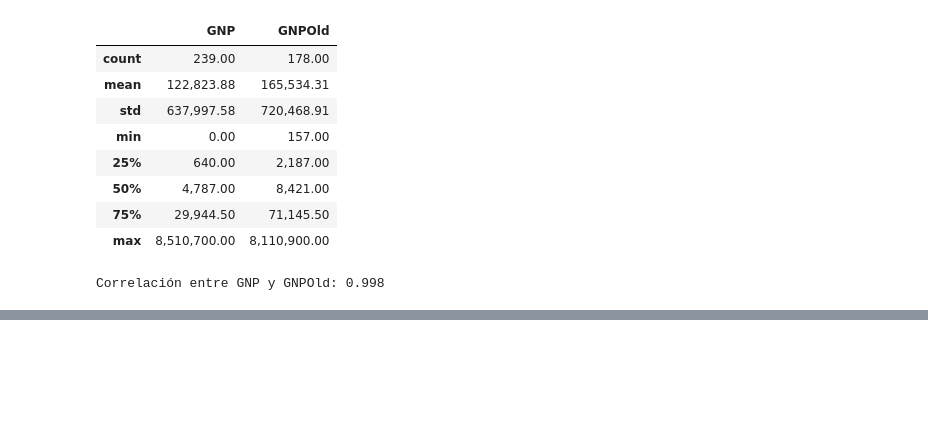
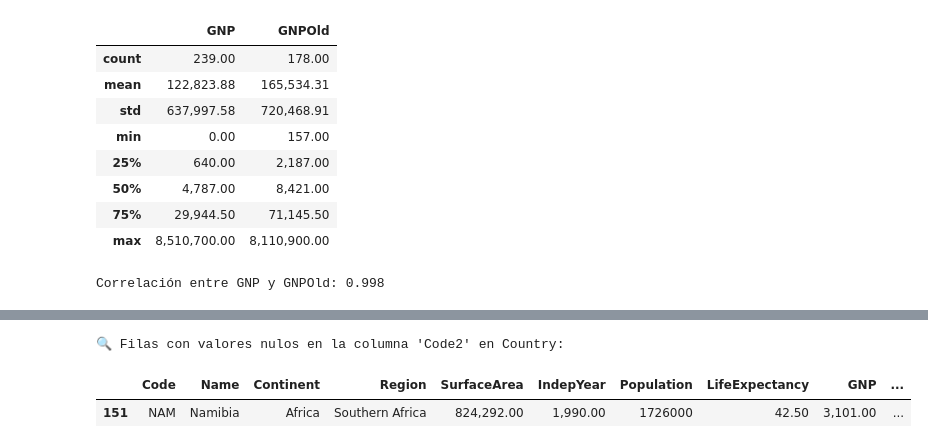
Before and after one commit to AngieG24/Proyecto_-integrador_sql_python, a Jupyter notebook: etl_proyecto_mundial/notebooks/Exploración.ipynb, the cells around one changed output, grey strips where cells are left out. Cells and saved outputs as stored; diff of their text form; code cells hidden in the pictures; blank space fills up the shorter version.

```diff
--- a/etl_proyecto_mundial/notebooks/Exploración.ipynb
+++ b/etl_proyecto_mundial/notebooks/Exploración.ipynb
@@ -369,0 +387,9 @@ Esto sugiere que GNPOld representa el PNB de un año anterior o de una actualiza
+# %%
+# Filtrar filas con valores nulos en la columna Capital
+print("\n🔍 Filas con valores nulos en la columna 'Code2' en Country:")
+df_nulos_code2 = df_country[df_country["Code2"].isnull()]
+df_nulos_code2
+# %% [output]
+🔍 Filas con valores nulos en la columna 'Code2' en Country:
+|  | Code | Name | Continent | Region | SurfaceArea | IndepYear | Population | LifeExpectancy | GNP | ... |
+| 151 | NAM | Namibia | Africa | Southern Africa | 824,292.00 | 1,990.00 | 1726000 | 42.50 | 3,101.00 | ... |
```
Also changed, not shown: parts of 24 cells of this notebook, 4 other files.
